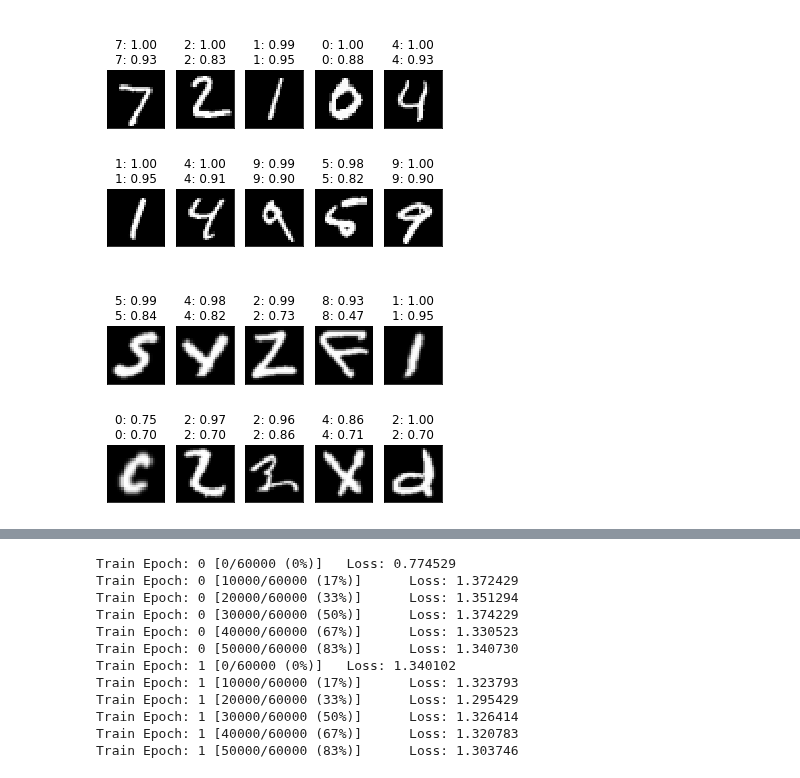
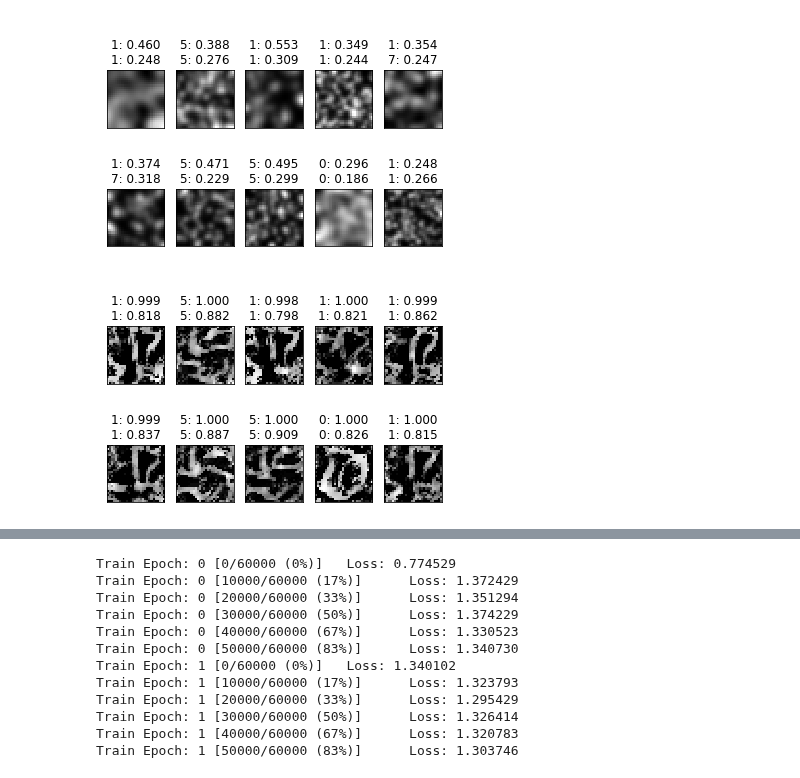
Before and after one commit to AlexMeinke/certified-certain-uncertainty, a Jupyter notebook: AdversarialAttack.ipynb, the cells around one changed output, grey strips where cells are left out. Drawn from its saved outputs; the diff is of its cells as text; code cells hidden in the pictures.

```diff
--- a/AdversarialAttack.ipynb
+++ b/AdversarialAttack.ipynb
@@ -24,19 +22,19 @@ else:
 base_model = torch.load('SavedModels/base_model.pth').to(device)
 gmm_model = torch.load('SavedModels/gmm_model.pth').to(device)
 # %%
-#robust_model.log_pz_lam.data = torch.tensor(-5.).to(device)
+data = enumerate(dl.Noise_loader).__next__()[1][0]
 
-data = enumerate(dl.test_loader).__next__()[1][0]
+y_base = base_model(data.to(device))
 y = gmm_model(data.to(device))
+
+plotting.plot_samples([y_base, y], data.detach().cpu())
+
+data = adv.gen_adv_noise(base_model, device, data, epsilon=0.3, step_size=0.01)
+
 y_base = base_model(data.to(device))
+y = gmm_model(data.to(device))
 
-plotting.plot_samples([y_base, y], data)
-
-data = enumerate(dl.EMNIST_test_loader).__next__()[1][0]
-y = gmm_model(data.to(device))
-y_base = base_model(data.to(device))
-
-plotting.plot_samples([y_base, y], data)
+plotting.plot_samples([y_base, y], data.detach().cpu())
 # %% [output]
-[figure, old version]
+[figure, new version]
-[figure, old version]
+[figure, new version]
```
Also changed, not shown: parts of 3 cells of this notebook, 4 other files.
